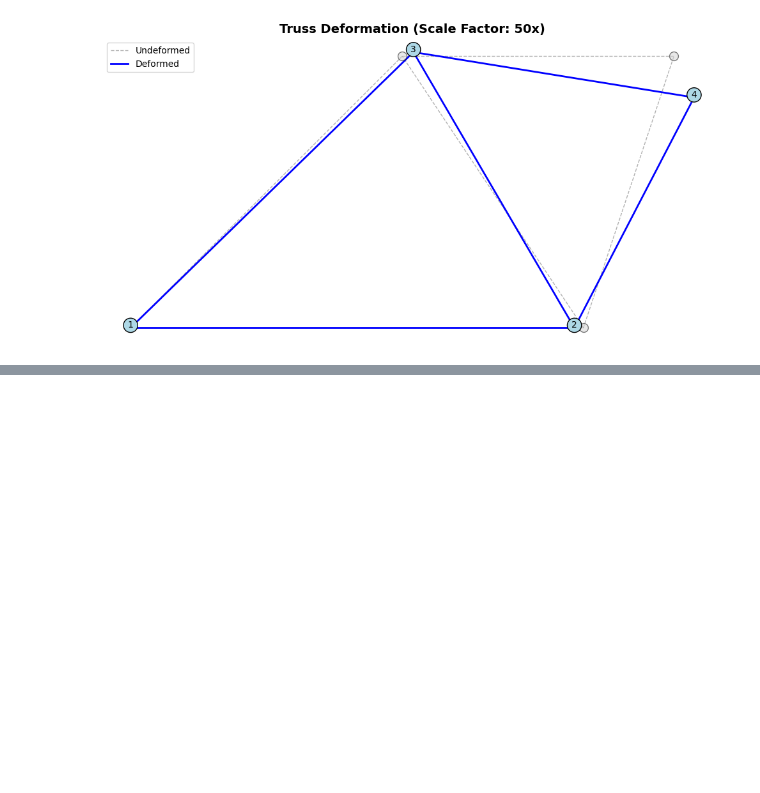
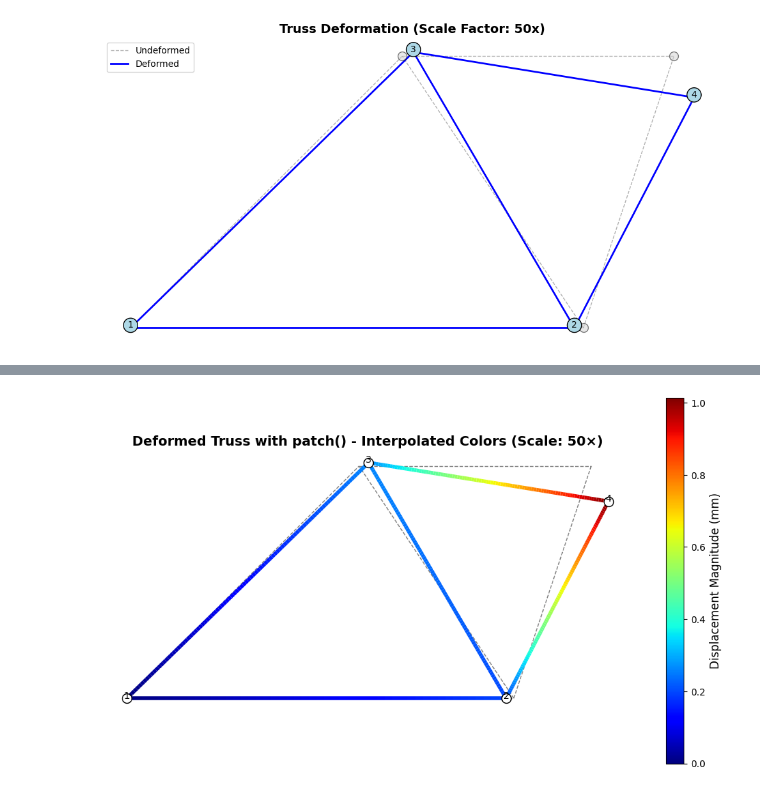
Before and after one commit to johanjans/python, a Jupyter notebook: TrussViz.ipynb, the cells around one changed output, grey strips where cells are left out. Saved outputs shown, nothing was run; the diff lists cells and outputs as text; code cells hidden in the pictures; blank space fills up the shorter version.

```diff
--- a/TrussViz.ipynb
+++ b/TrussViz.ipynb
@@ -330,0 +616,12 @@ plt.show()
+# %%
+# | code-fold: false
+
+# Reaction forces (in N)
+# Format: [R1x, R1y, R2x, R2y, R3x, R3y, R4x, R4y]
+R_values = np.array([3200, 10000, 16800, 0, 0, -10000, -20000, 0])
+
+# Reshape into matrix format (4 nodes × 2 components)
+R = R_values.reshape(-1, 2)
+
+# Wrap in OneArray for 1-based indexing
+R = mk.OneArray(R)
@@ -330,0 +997,50 @@ plt.show()
+# %%
+# | code-fold: false
+import matkit as mk
+
+# Scale factor for visualization
+scale = 50
+
+# Calculate deformed node positions
+P_deformed = mk.OneArray(P + scale * U)
+
+# Compute displacement magnitudes at each node
+U_res = np.sqrt(U[:, 0]**2 + U[:, 1]**2)
+
+# Create figure
+fig, ax = plt.subplots(figsize=(10, 7))
+
+# Draw undeformed truss in gray
+mk.patch('Faces', edges, 'Vertices', P,
+         'EdgeColor', 'gray', 'LineWidth', 1, 'LineStyle', '--')
+
+# Draw deformed truss with interpolated displacement colors
+# Using return_mappable=True eliminates ScalarMappable boilerplate
+collection, mappable = mk.patch('Faces', edges, 'Vertices', P_deformed.data,
+                                 'FaceVertexCData', U_res, 'FaceColor', 'interp',
+                                 'LineWidth', 4, 'cmap', 'jet',
+                                 return_mappable=True)
+
+# Add colorbar - simplified!
+cbar = plt.colorbar(mappable, ax=ax, shrink=0.8)
+cbar.set_label('Displacement Magnitude (mm)', fontsize=12)
+
+# Draw nodes on deformed configuration
+deformed_coords = P_deformed.data
+ax.plot(deformed_coords[:, 0], deformed_coords[:, 1], 'ok',
+        markerfacecolor='white', markeredgecolor='black', markersize=10)
+
+# Label nodes
+for inode in mesh.node_numbers():
+    coord_deformed = P_deformed[inode]
+    ax.text(coord_deformed[0], coord_deformed[1], str(inode),
+            fontsize=10, ha='center')
+
+ax.set_aspect('equal')
+ax.axis('off')
+ax.set_title(f'Deformed Truss with patch() - Interpolated Colors (Scale: {scale}×)',
+             fontsize=14, fontweight='bold')
+plt.tight_layout()
+plt.show()
+# %% [output]
+[figure, added]
```
Also changed, not shown: parts of 63 cells of this notebook.
